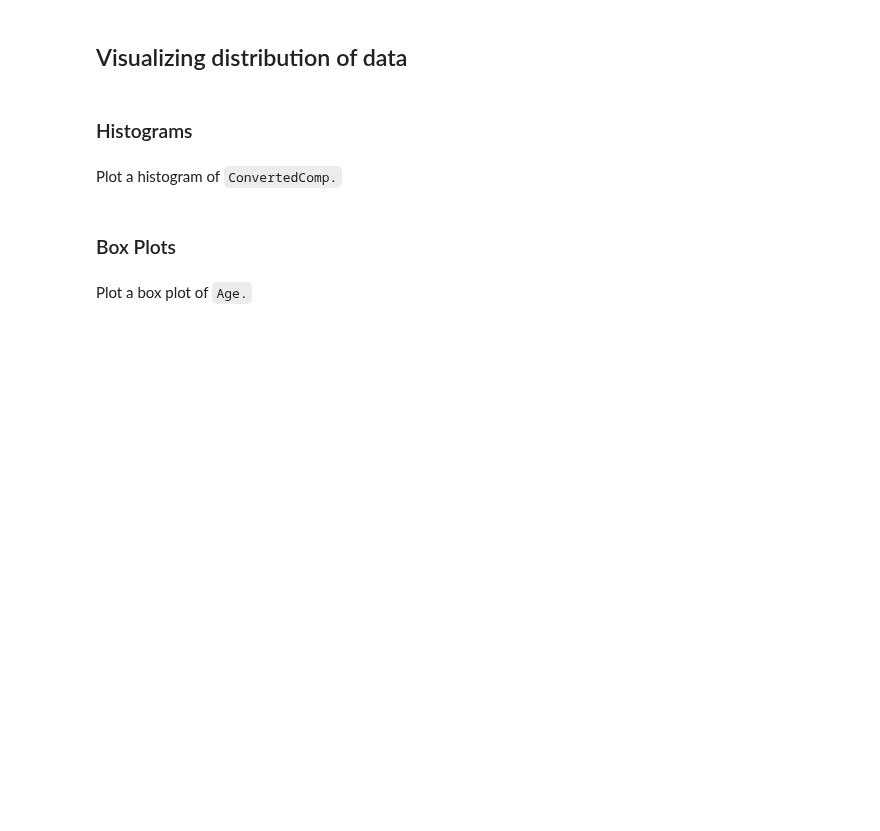
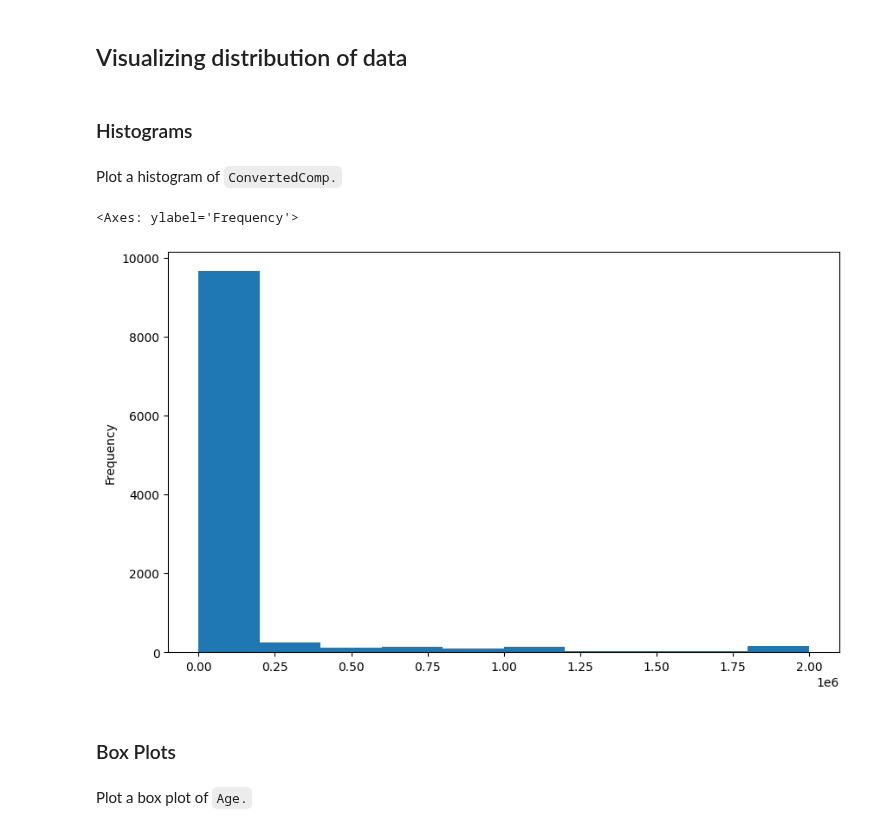
Before and after one commit to CxLos/IBM-Practice-Labs, a Jupyter notebook: 9. Capstone Project/Labs/Data Visualization/M4DataVisualization-lab.ipynb, the cells around one changed output. Saved outputs shown, nothing was run; the diff lists cells and outputs as text; code cells hidden in the pictures; blank space fills up the shorter version.

Commit message:
completed visualizing relationship practice

```diff
--- a/9. Capstone Project/Labs/Data Visualization/M4DataVisualization-lab.ipynb
+++ b/9. Capstone Project/Labs/Data Visualization/M4DataVisualization-lab.ipynb
@@ -113,6 +118,12 @@ print(df.iat[0,0])
 Plot a histogram of `ConvertedComp.`
 # %%
 # your code goes here
+ccomp = df['ConvertedComp']
+
+ccomp.plot(kind='hist', figsize=(10,6))
+# %% [output]
+<Axes: ylabel='Frequency'>
+[figure, added]
 # %% [markdown]
 ### Box Plots
 # %% [markdown]
```
Also changed, not shown: parts of 8 cells of this notebook, 2 other files.
